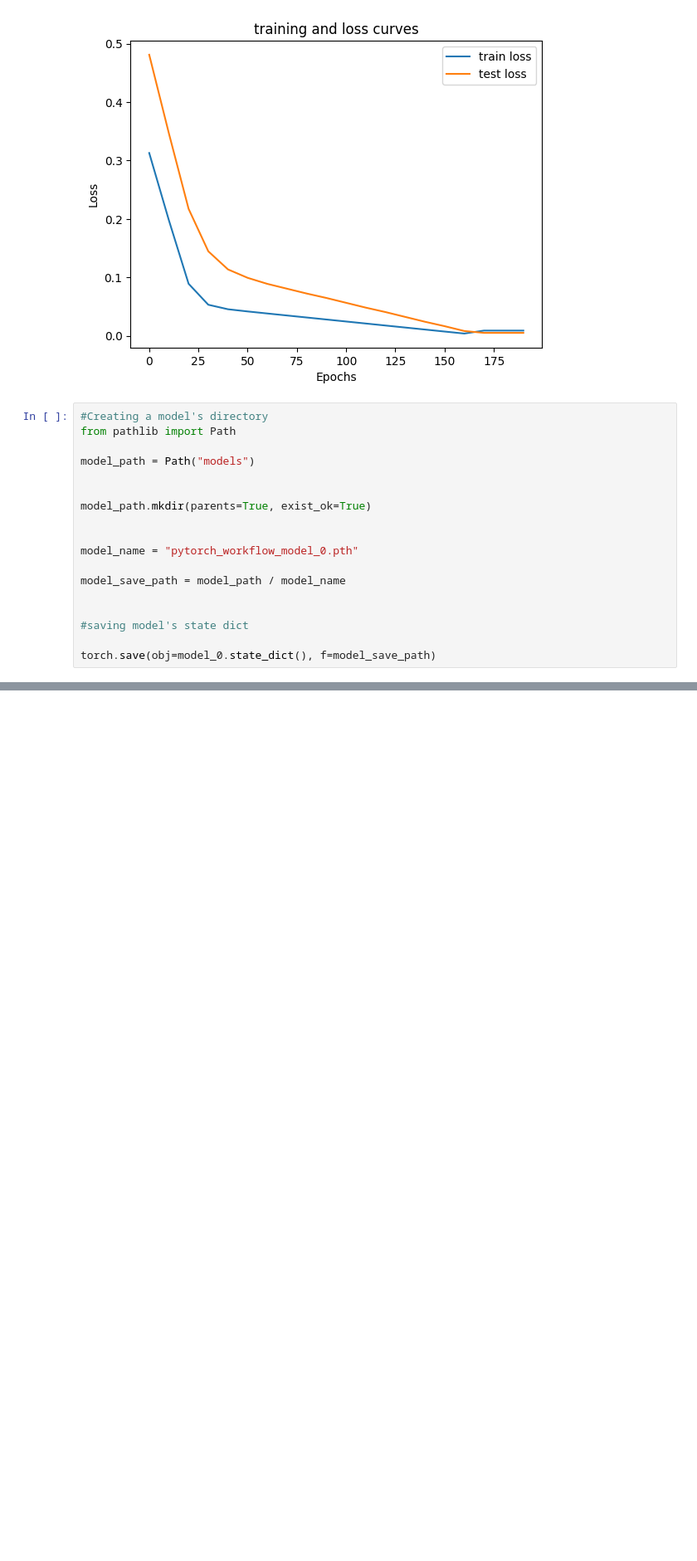
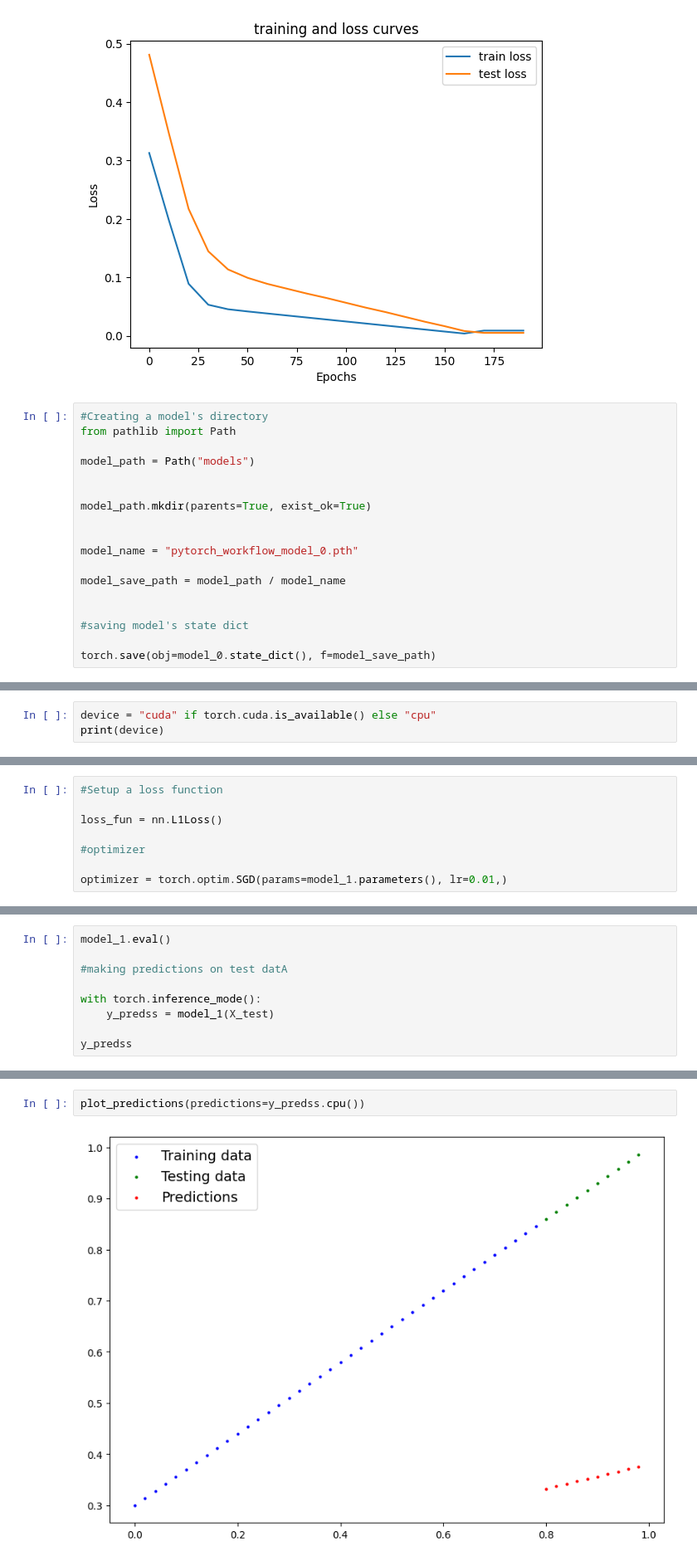
Before and after one commit to SoumyaBhaiya/my-practice, a Jupyter notebook: PyTorch2.ipynb, the cells around one changed output, grey strips where cells are left out. Shown at 83% size. Drawn from its saved outputs; the diff is of its cells as text; blank space fills up the shorter version.

```diff
--- a/PyTorch2.ipynb
+++ b/PyTorch2.ipynb
@@ -302,0 +365,3 @@ torch.save(obj=model_0.state_dict(), f=model_save_path)
+# %%
+device = "cuda" if torch.cuda.is_available() else "cpu"
+print(device)
@@ -302,0 +469,8 @@ torch.save(obj=model_0.state_dict(), f=model_save_path)
+# %%
+#Setup a loss function
+
+loss_fun = nn.L1Loss()
+
+#optimizer
+
+optimizer = torch.optim.SGD(params=model_1.parameters(), lr=0.01,)
@@ -302,0 +546,9 @@ torch.save(obj=model_0.state_dict(), f=model_save_path)
+# %%
+model_1.eval()
+
+#making predictions on test datA
+
+with torch.inference_mode():
+    y_predss = model_1(X_test)
+
+y_predss
@@ -302,0 +566,4 @@ torch.save(obj=model_0.state_dict(), f=model_save_path)
+# %%
+plot_predictions(predictions=y_predss.cpu())
+# %% [output]
+[figure, added]
```
Also changed, not shown: parts of 21 cells of this notebook.
